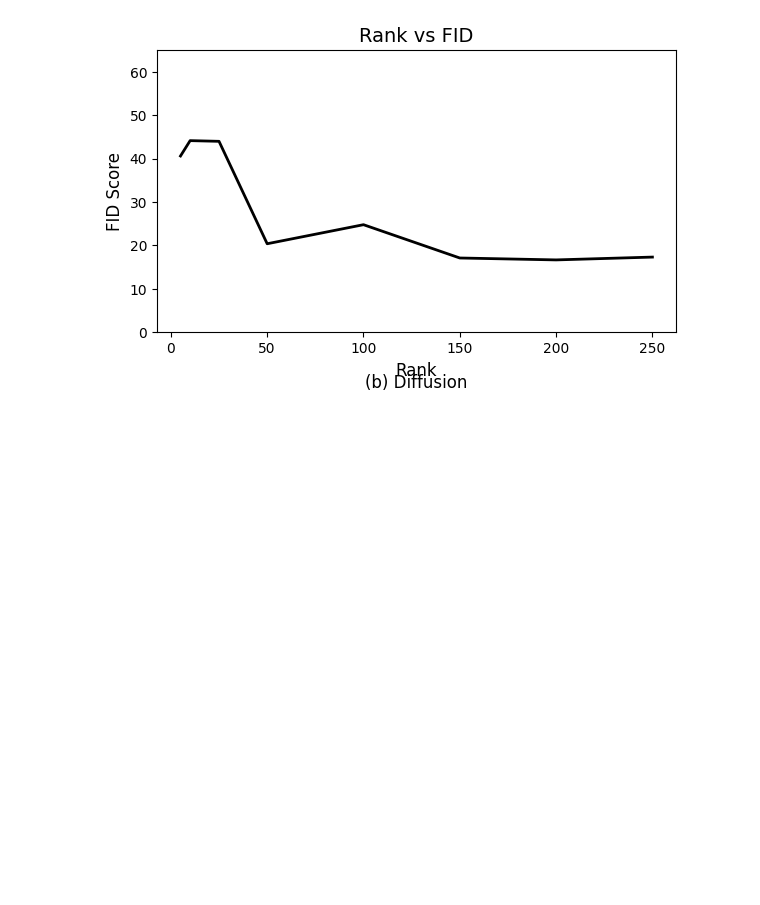
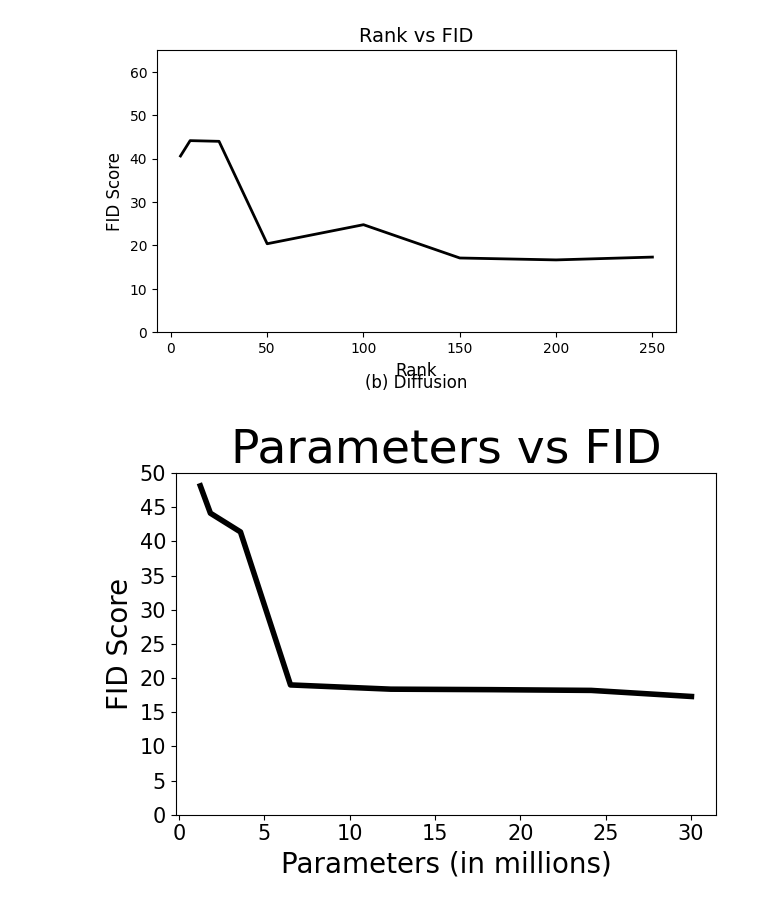
Before and after one commit to Pie115/GenTen-GAN-Diffusion, a Jupyter notebook: factor_model/plots.ipynb, the cells around one changed output. Saved outputs shown, nothing was run; the diff lists cells and outputs as text; code cells hidden in the pictures; blank space fills up the shorter version.

Commit message:
plots

```diff
--- a/factor_model/plots.ipynb
+++ b/factor_model/plots.ipynb
@@ -63,3 +63,23 @@ plt.tight_layout()
 plt.savefig("FID_Rank_Diffusion")
 # %% [output]
 [figure]
+# %%
+parameter_axis = [1.26, 1.85, 3.61, 6.54, 12.41, 18.28, 24.15, 30.02]
+
+
+FID_axis = [48.12, 44.12, 41.38, 18.99, 18.37, 18.30, 18.19, 17.30]
+
+plt.plot(parameter_axis, FID_axis, color='black', linewidth=4)
+plt.xlabel('Parameters (in millions)', fontsize=20)
+plt.ylabel('FID Score', fontsize=20)
+plt.title('Parameters vs FID', fontsize=34)
+plt.xticks(fontsize=15)
+plt.yticks(np.arange(0, 51, 5), fontsize=15)
+plt.ylim(0, 50)
+plt.text(0.5, -0.18, None, ha='center', va='center', transform=plt.gca().transAxes, fontsize=12)
+
+plt.tight_layout()
+
+plt.savefig("Diffusion_parameters_vs_FID")
+# %% [output]
+[figure, added]
```
